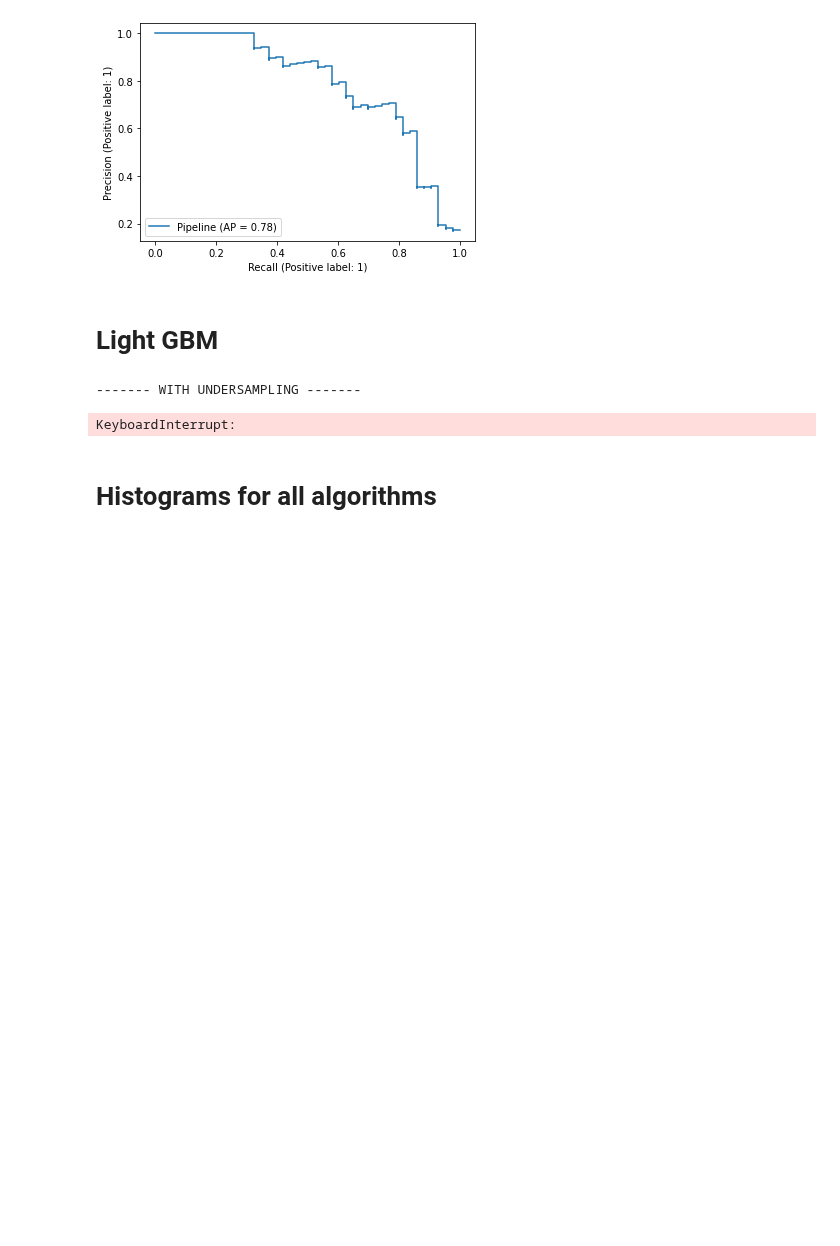
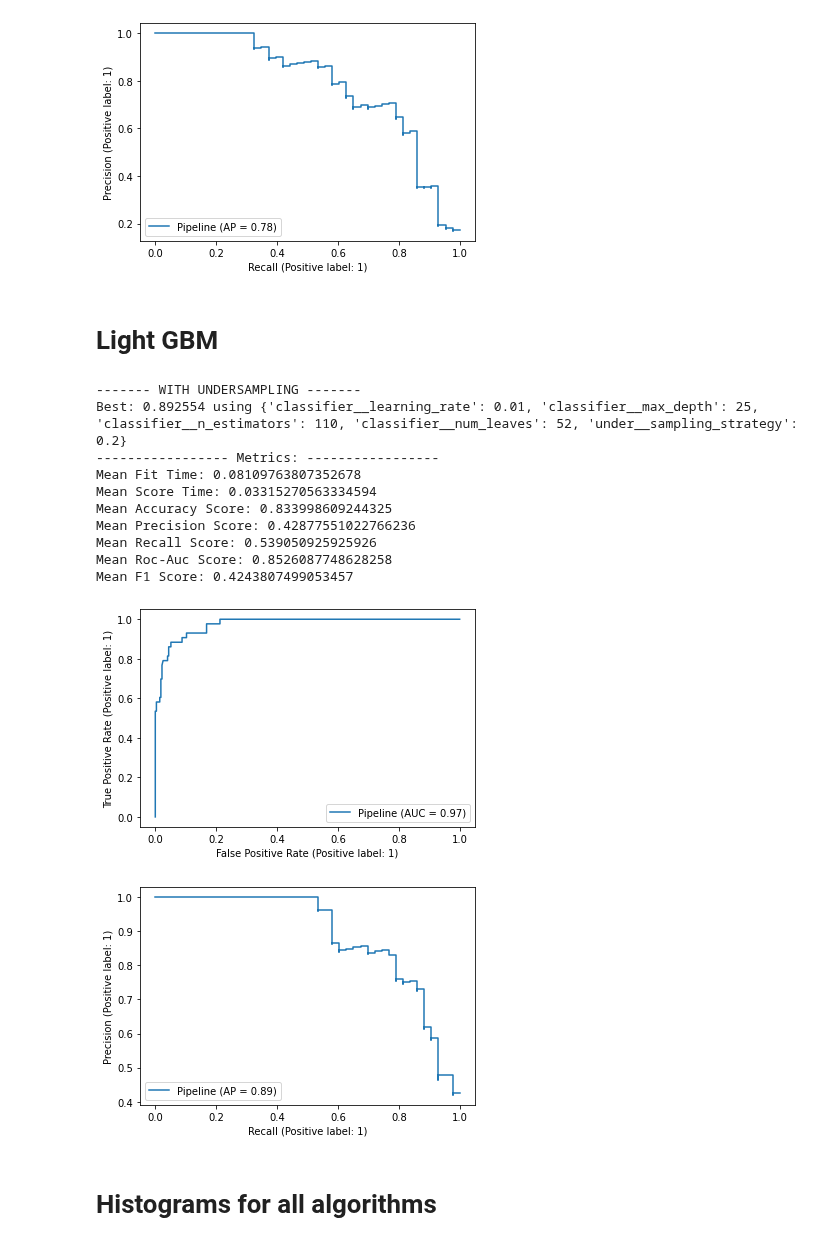
Before and after one commit to 2dukes/PROJ_AC_2122, a Jupyter notebook: applyModel.ipynb, the cells around one changed output. Cells and saved outputs as stored; diff of their text form; code cells hidden in the pictures; blank space fills up the shorter version.

```diff
--- a/applyModel.ipynb
+++ b/applyModel.ipynb
@@ -319,23 +319,33 @@ results_df.to_csv("./results/SVMWithSMOTE.csv", index=None)
 # %%
 # Load data
 [X_train, X_test, y_train] = load_data()
 
 # With Undersampling
 print("------- WITH UNDERSAMPLING -------")
 pipeline = Pipeline([('under', RandomUnderSampler(random_state=0)), ('classifier', lgb.LGBMClassifier(random_state=0))])
 
 param_grid = {'under__sampling_strategy': [0.2, 0.25, 0.5, 0.75, 0.9, 'majority'],
               'classifier__max_depth': [25, 50, 75],
               'classifier__learning_rate' : [0.01, 0.05, 0.1],
-              'classifier__num_leaves': [int(x) for x in range(2, 100, 50)],
+              'classifier__num_leaves': [int(x) for x in range(10, 100, 50)],
               'classifier__n_estimators': [int(x) for x in range(10, 200, 50)],
              }
 
 results_df = run_model(pipeline, param_grid, X_train, y_train, X_test)
 results_df.to_csv("./results/lightGBMUndersampling.csv", index=None)
 # %% [output]
 ------- WITH UNDERSAMPLING -------
+Best: 0.892554 using {'classifier__learning_rate': 0.01, 'classifier__max_depth': 25, 'classifier__n_estimators': 110, 'classifier__num_leaves': 52, 'under__sampling_strategy': 0.2}
+----------------- Metrics: -----------------
+Mean Fit Time: 0.08109763807352678
+Mean Score Time: 0.03315270563334594
+Mean Accuracy Score: 0.833998609244325
+Mean Precision Score: 0.42877551022766236
+Mean Recall Score: 0.539050925925926
+Mean Roc-Auc Score: 0.8526087748628258
+Mean F1 Score: 0.4243807499053457
-KeyboardInterrupt:
+[figure, added]
+[figure, added]
 # %%
 # Without Oversampling & Undersampling
 print("------- WITHOUT OVERSAMPLING & UNDERSAMPLING -------")
```
Also changed, not shown: parts of 1 cell of this notebook, 11 other files.
